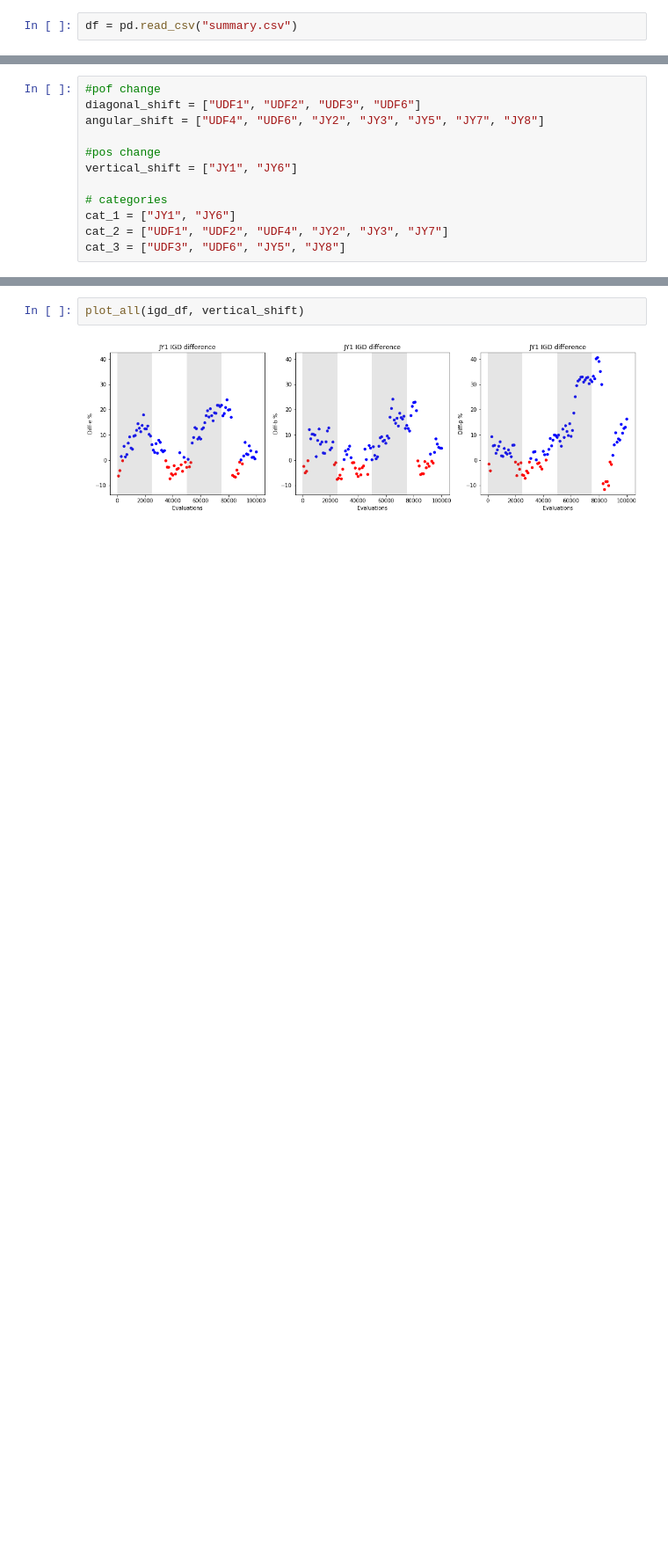
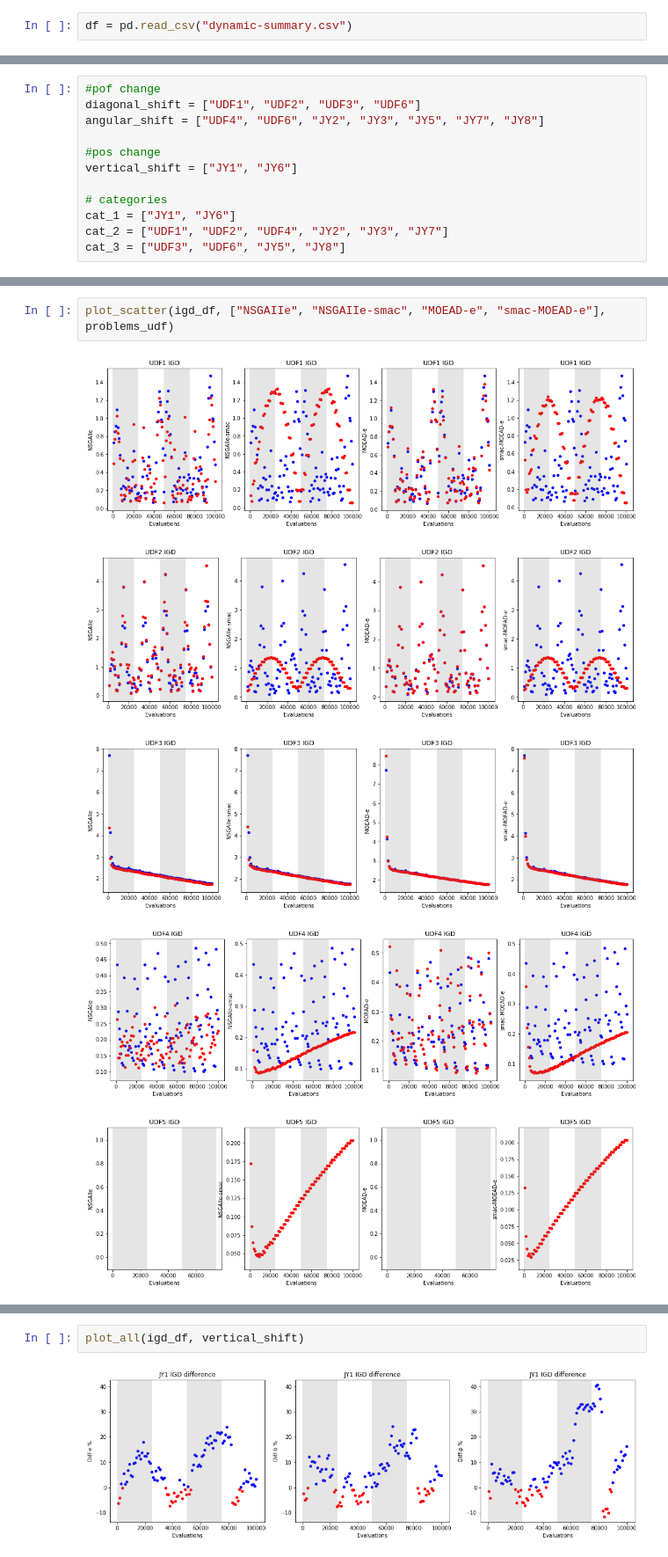
Before and after one commit to 12yuens2/cmlsga-jmetalpy, a Jupyter notebook: igd.ipynb, the cells around one changed output, grey strips where cells are left out. Shown at 88% size. Cells and saved outputs as stored; diff of their text form; blank space fills up the shorter version.

```diff
--- a/igd.ipynb
+++ b/igd.ipynb
@@ -88,7 +130,7 @@ output_directory = "data-500pop-100000evals-20runs-"
 # %% [markdown]
 # Create dataframe
 # %%
-df = pd.read_csv("summary.csv")
+df = pd.read_csv("dynamic-summary.csv")
 # %%
 def get_average_igd(df, algorithms, problems, evaluations):
     igd_df = pd.DataFrame(columns=["Problem", "Evaluations"] + [a for a in algorithms])
@@ -278,0 +349,8 @@ cat_3 = ["UDF3", "UDF6", "JY5", "JY8"]
+# %%
+plot_scatter(igd_df, ["NSGAIIe", "NSGAIIe-smac", "MOEAD-e", "smac-MOEAD-e"], problems_udf)
+# %% [output]
+[figure, added]
+[figure, added]
+[figure, added]
+[figure, added]
+[figure, added]
```
Also changed, not shown: parts of 16 cells of this notebook.
